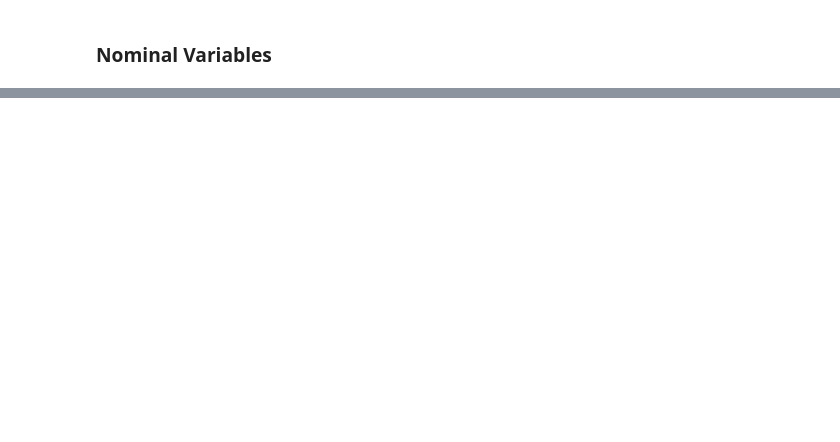
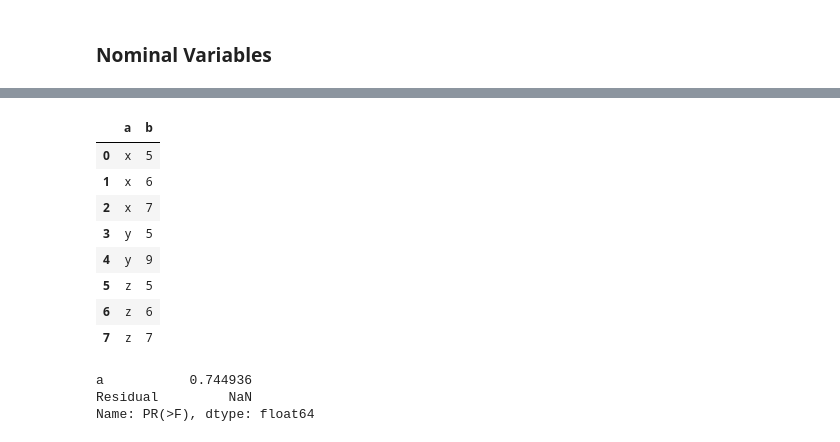
Before and after one commit to indianmoody/data-science-portfolio, a Jupyter notebook: ames_housing_prices/bivariate2.ipynb, the cells around one changed output, grey strips where cells are left out. Cells and saved outputs as stored; diff of their text form; code cells hidden in the pictures; blank space fills up the shorter version.

```diff
--- a/ames_housing_prices/bivariate2.ipynb
+++ b/ames_housing_prices/bivariate2.ipynb
@@ -37,0 +76,15 @@ Name: SalePrice, dtype: float64
+# %%
+a = ['x','x','x','y','y','z','z','z']
+b = [5,6,7,5,9,5,6,7]
+dfab = pd.DataFrame({'a':a, 'b':b})
+dfab
+# %% [output]
+|  | a | b |
+| 0 | x | 5 |
+| 1 | x | 6 |
+| 2 | x | 7 |
+| 3 | y | 5 |
+| 4 | y | 9 |
+| 5 | z | 5 |
+| 6 | z | 6 |
+| 7 | z | 7 |
@@ -37,0 +94,6 @@ Name: SalePrice, dtype: float64
+# %%
+ta['PR(>F)']
+# %% [output]
+a           0.744936
+Residual         NaN
+Name: PR(>F), dtype: float64
```
Also changed, not shown: parts of 17 cells of this notebook.
